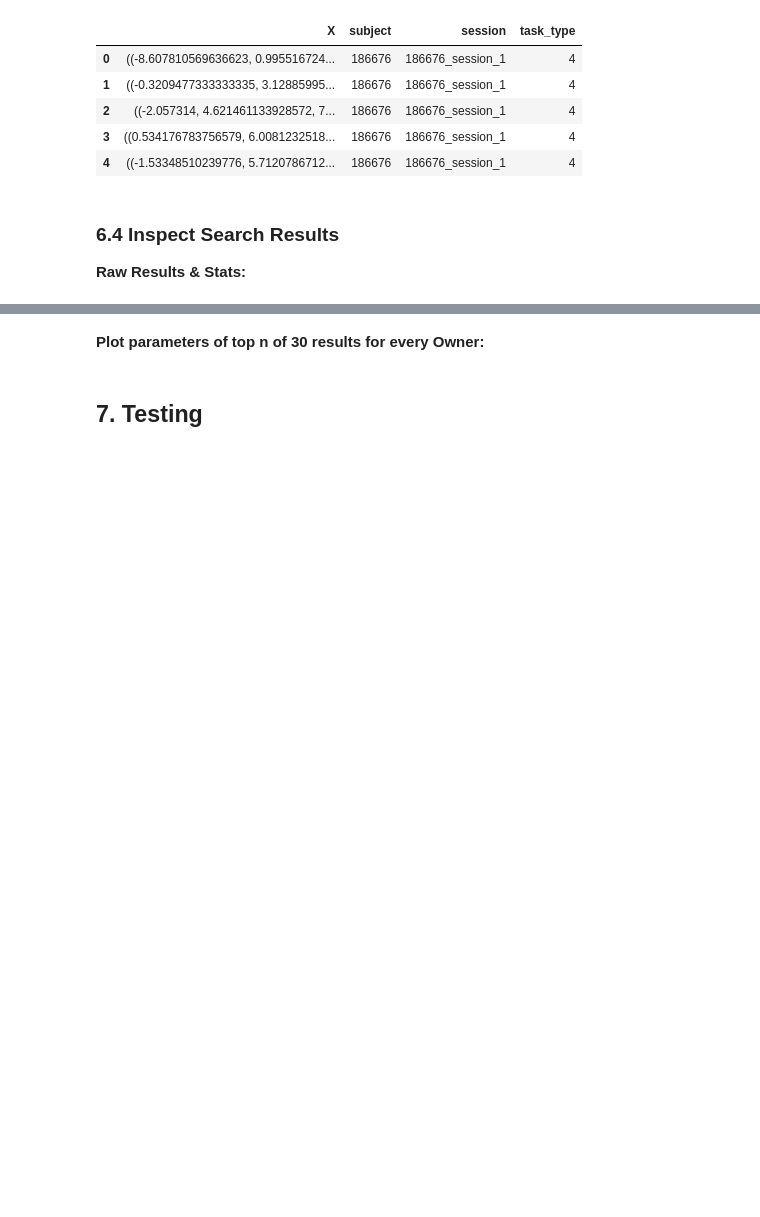
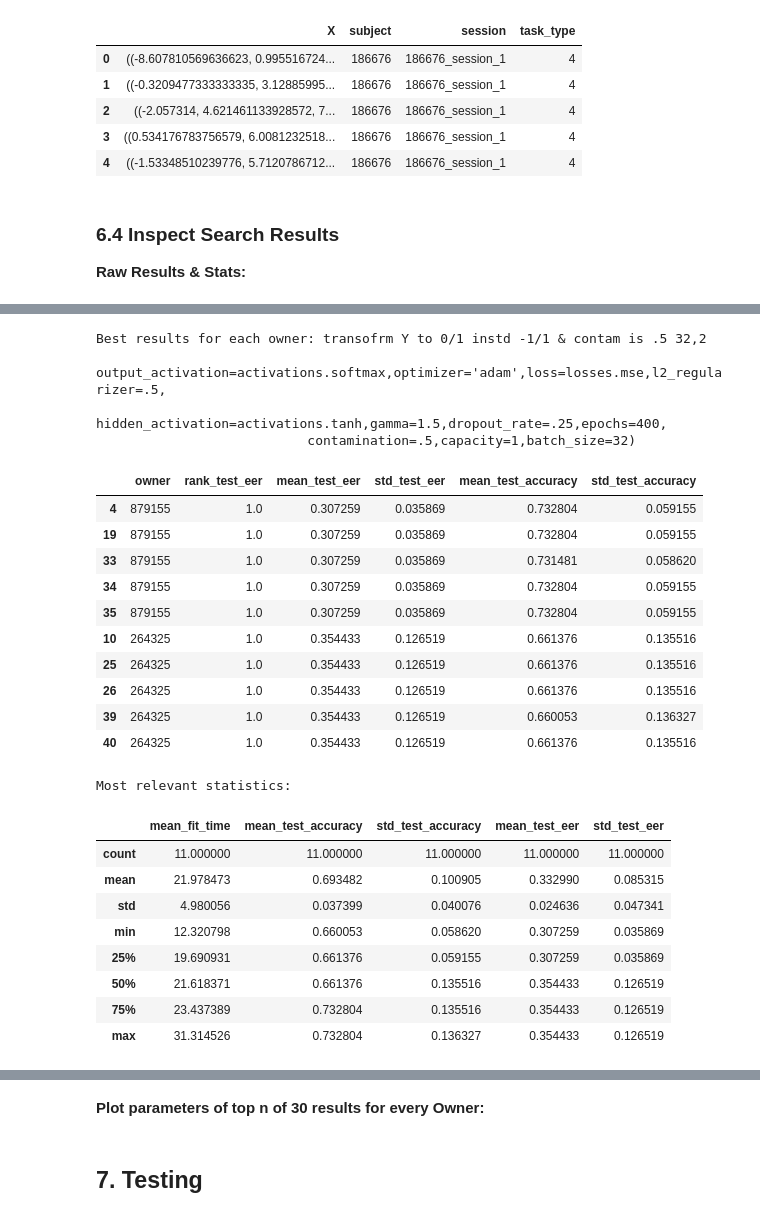
Before and after one commit to UW-CIA/Extensive_Evaluations, a Jupyter notebook: ContinAuth/notebooks/VAE_chapter-5-5-siamese-cnn-NO_WASTE.ipynb, the cells around one changed output, grey strips where cells are left out. Drawn from its saved outputs; the diff is of its cells as text; code cells hidden in the pictures; blank space fills up the shorter version.

```diff
--- a/ContinAuth/notebooks/VAE_chapter-5-5-siamese-cnn-NO_WASTE.ipynb
+++ b/ContinAuth/notebooks/VAE_chapter-5-5-siamese-cnn-NO_WASTE.ipynb
@@ -982,6 +980,14 @@ df_ocsvm_train_valid.head()
 # %% [markdown]
 ### 6.4 Inspect Search Results <a id='6.4'>&nbsp;</a>
 **Raw Results & Stats:**
+# %%
+def trans_for_pyod (y) :
+    for i in range(len(y)):
+        if y[i] == -1:
+            y[i]=1
+        elif y[i] == 1:
+            y[i] = 0
+    return y
 # %%
 from pyod.models.vae import VAE
 from keras import losses
@@ -1103,0 +1136,59 @@ TerminatedWorkerError: A worker process managed by the executor was unexpectedly
+# %%
+#36 16 2
+#df_results = pd.read_csv(OUTPUT_PATH / f"{P.name+str(enc)}__VAE__random_search_results.csv")
+print("Best results for each owner: transofrm Y to 0/1 instd -1/1 & contam is .5 32,2")
+print('''                          output_activation=activations.softmax,optimizer='adam',loss=losses.mse,l2_regularizer=.5,
+                           hidden_activation=activations.tanh,gamma=1.5,dropout_rate=.25,epochs=400,
+                           contamination=.5,capacity=1,batch_size=32) ''')
+
+display(
+    df_results[df_results["rank_test_eer"] <= 1][
+        [
+            "owner",
+            "rank_test_eer",
+            "mean_test_eer",
+            "std_test_eer",
+            "mean_test_accuracy",
+            "std_test_accuracy",
+        ]
+    ].sort_values("mean_test_eer").head(10)
+)
+
+print("\n\n\nMost relevant statistics:")
+display(
+    df_results[df_results["rank_test_eer"] <= 1][
+        [
+            "mean_fit_time",
+            "mean_test_accuracy",
+            "std_test_accuracy",
+            "mean_test_eer",
+            "std_test_eer",
+        ]
+    ].describe()
+)
+# %% [output]
+Best results for each owner: transofrm Y to 0/1 instd -1/1 & contam is .5 32,2
+                          output_activation=activations.softmax,optimizer='adam',loss=losses.mse,l2_regularizer=.5,
+                           hidden_activation=activations.tanh,gamma=1.5,dropout_rate=.25,epochs=400,
+                           contamination=.5,capacity=1,batch_size=32)
+|  | owner | rank_test_eer | mean_test_eer | std_test_eer | mean_test_accuracy | std_test_accuracy |
+| 4 | 879155 | 1.0 | 0.307259 | 0.035869 | 0.732804 | 0.059155 |
+| 19 | 879155 | 1.0 | 0.307259 | 0.035869 | 0.732804 | 0.059155 |
+| 33 | 879155 | 1.0 | 0.307259 | 0.035869 | 0.731481 | 0.058620 |
+| 34 | 879155 | 1.0 | 0.307259 | 0.035869 | 0.732804 | 0.059155 |
+| 35 | 879155 | 1.0 | 0.307259 | 0.035869 | 0.732804 | 0.059155 |
+| 10 | 264325 | 1.0 | 0.354433 | 0.126519 | 0.661376 | 0.135516 |
+| 25 | 264325 | 1.0 | 0.354433 | 0.126519 | 0.661376 | 0.135516 |
+| 26 | 264325 | 1.0 | 0.354433 | 0.126519 | 0.661376 | 0.135516 |
+| 39 | 264325 | 1.0 | 0.354433 | 0.126519 | 0.660053 | 0.136327 |
+| 40 | 264325 | 1.0 | 0.354433 | 0.126519 | 0.661376 | 0.135516 |
+Most relevant statistics:
+|  | mean_fit_time | mean_test_accuracy | std_test_accuracy | mean_test_eer | std_test_eer |
+| count | 11.000000 | 11.000000 | 11.000000 | 11.000000 | 11.000000 |
+| mean | 21.978473 | 0.693482 | 0.100905 | 0.332990 | 0.085315 |
+| std | 4.980056 | 0.037399 | 0.040076 | 0.024636 | 0.047341 |
+| min | 12.320798 | 0.660053 | 0.058620 | 0.307259 | 0.035869 |
+| 25% | 19.690931 | 0.661376 | 0.059155 | 0.307259 | 0.035869 |
+| 50% | 21.618371 | 0.661376 | 0.135516 | 0.354433 | 0.126519 |
+| 75% | 23.437389 | 0.732804 | 0.135516 | 0.354433 | 0.126519 |
+| max | 31.314526 | 0.732804 | 0.136327 | 0.354433 | 0.126519 |
```
Also changed, not shown: parts of 11 cells of this notebook, 25 other files.
